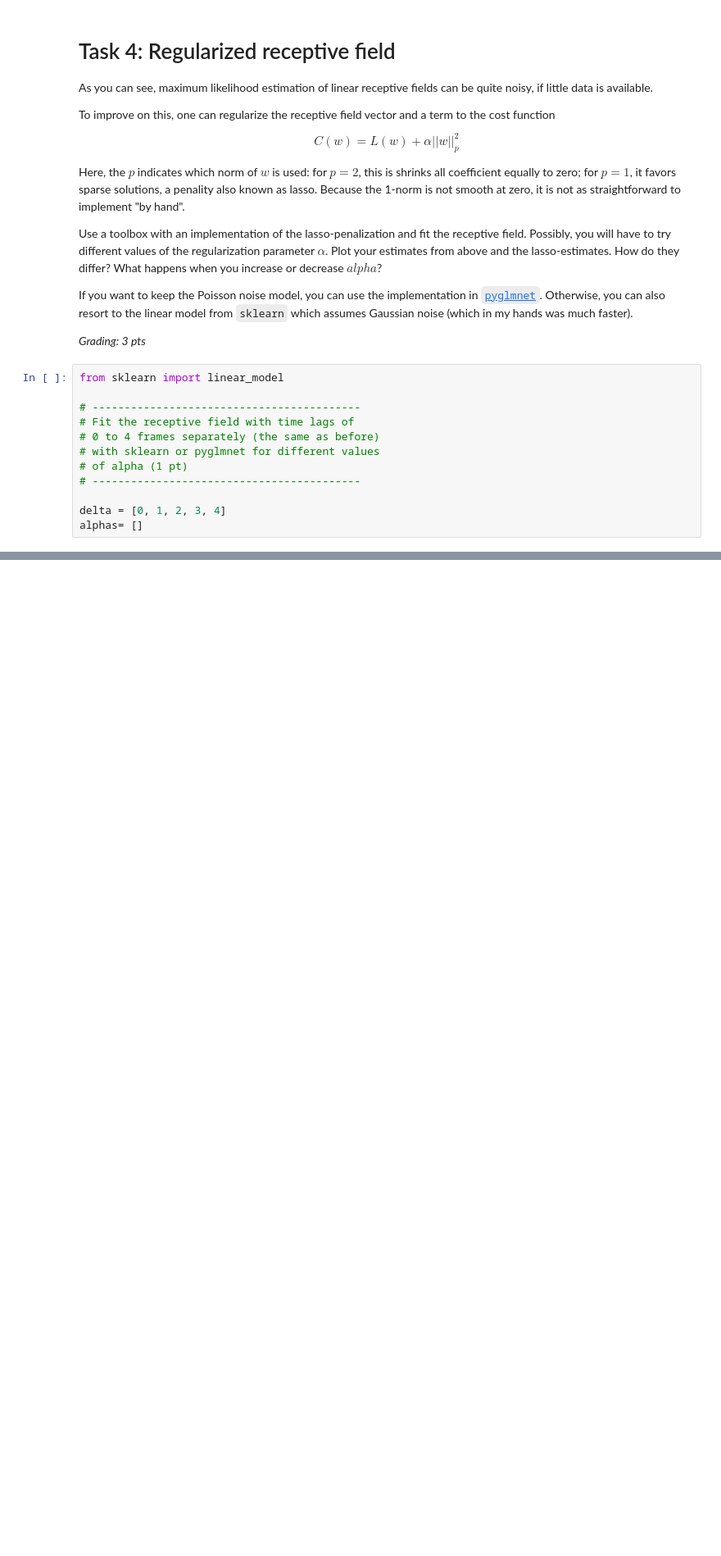
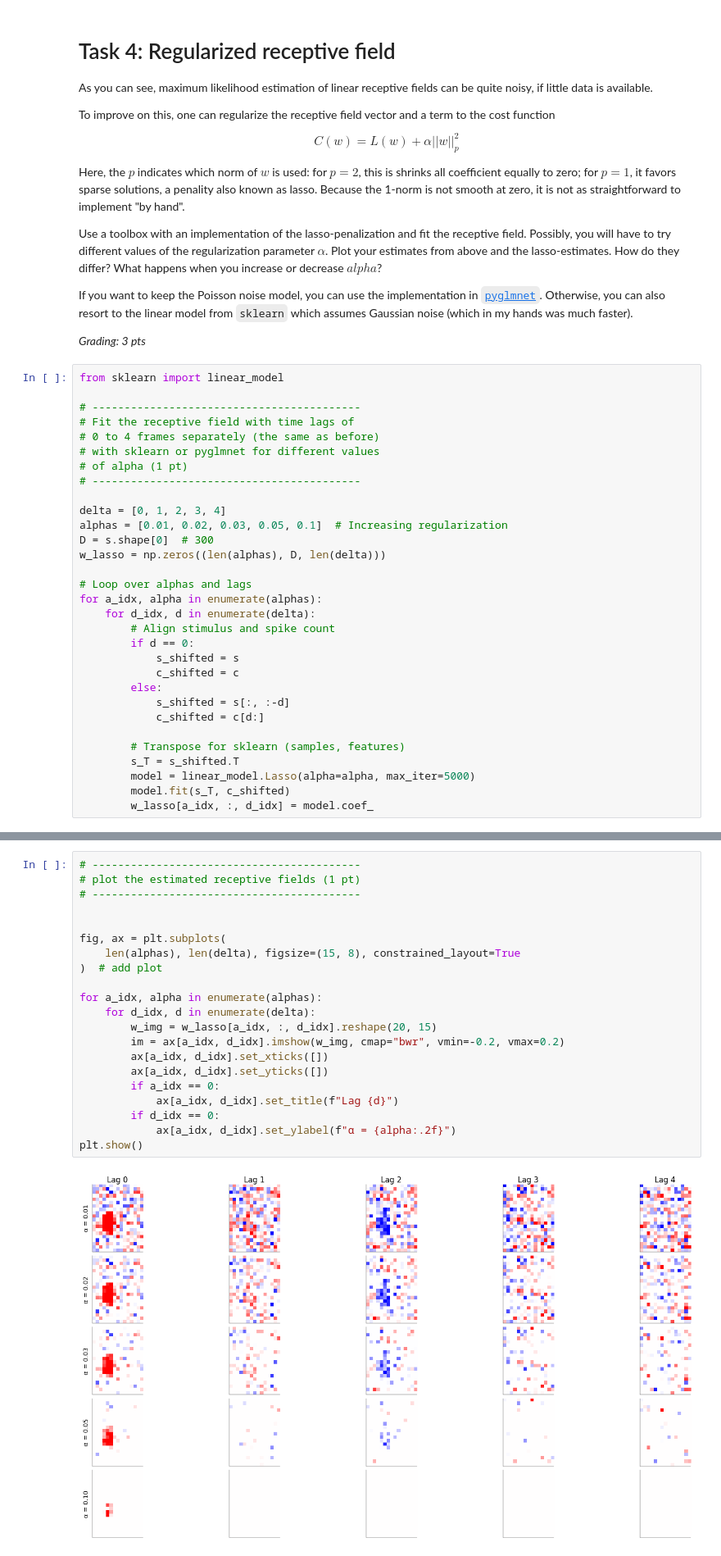
Before and after one commit to m-abbas-ansari/Neural-Data-Science-25, a Jupyter notebook: notebooks/CodingLab5 - Solved.ipynb, the cells around one changed output, grey strips where cells are left out. Shown at 82% size. Cells and saved outputs as stored; diff of their text form; blank space fills up the shorter version.

```diff
--- a/notebooks/CodingLab5 - Solved.ipynb
+++ b/notebooks/CodingLab5 - Solved.ipynb
@@ -618,4 +648,23 @@ from sklearn import linear_model
 # ------------------------------------------
 
 delta = [0, 1, 2, 3, 4]
-alphas= []
+alphas = [0.01, 0.02, 0.03, 0.05, 0.1]  # Increasing regularization
+D = s.shape[0]  # 300
+w_lasso = np.zeros((len(alphas), D, len(delta)))
+
+# Loop over alphas and lags
+for a_idx, alpha in enumerate(alphas):
+    for d_idx, d in enumerate(delta):
+        # Align stimulus and spike count
+        if d == 0:
+            s_shifted = s
+            c_shifted = c
+        else:
+            s_shifted = s[:, :-d]
+            c_shifted = c[d:]
+
+        # Transpose for sklearn (samples, features)
+        s_T = s_shifted.T
+        model = linear_model.Lasso(alpha=alpha, max_iter=5000)
+        model.fit(s_T, c_shifted)
+        w_lasso[a_idx, :, d_idx] = model.coef_
@@ -633,0 +671,23 @@ _Explanation (1 pt)_
+# %%
+# ------------------------------------------
+# plot the estimated receptive fields (1 pt)
+# ------------------------------------------
+
+
+fig, ax = plt.subplots(
+    len(alphas), len(delta), figsize=(15, 8), constrained_layout=True
+)  # add plot
+
+for a_idx, alpha in enumerate(alphas):
+    for d_idx, d in enumerate(delta):
+        w_img = w_lasso[a_idx, :, d_idx].reshape(20, 15)
+        im = ax[a_idx, d_idx].imshow(w_img, cmap="bwr", vmin=-0.2, vmax=0.2)
+        ax[a_idx, d_idx].set_xticks([])
+        ax[a_idx, d_idx].set_yticks([])
+        if a_idx == 0:
+            ax[a_idx, d_idx].set_title(f"Lag {d}")
+        if d_idx == 0:
+            ax[a_idx, d_idx].set_ylabel(f"α = {alpha:.2f}")
+plt.show()
+# %% [output]
+[figure, added]
```
Also changed, not shown: parts of 17 cells of this notebook.
